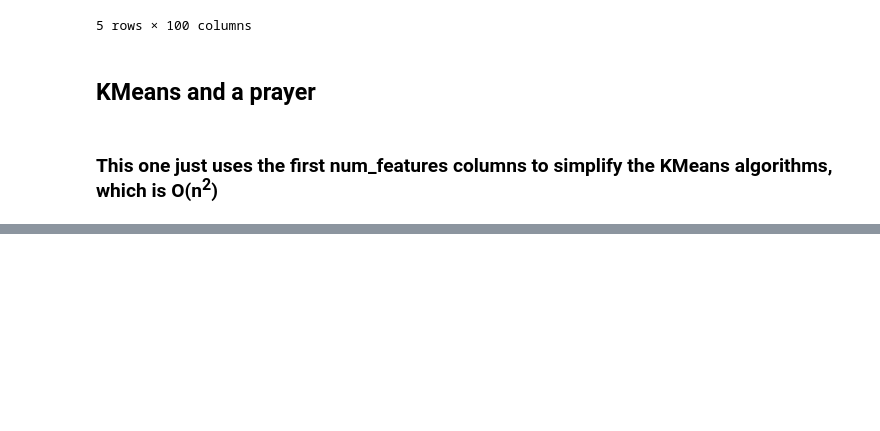
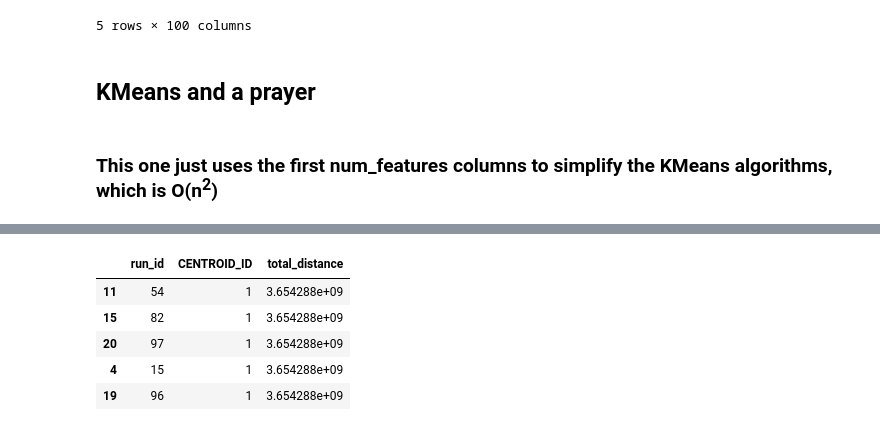
Before and after one commit to mattk7/epidemic-intelligence, a Jupyter notebook: handbook/content/cloud_based_curves.ipynb, the cells around one changed output, grey strips where cells are left out. Cells and saved outputs as stored; diff of their text form; code cells hidden in the pictures; blank space fills up the shorter version.

```diff
--- a/handbook/content/cloud_based_curves.ipynb
+++ b/handbook/content/cloud_based_curves.ipynb
@@ -415,0 +259,9 @@ fig.show()
+# %%
+total_distances[total_distances['CENTROID_ID'] == 1].sort_values('total_distance', ascending=False).head()
+# %% [output]
+|  | run_id | CENTROID_ID | total_distance |
+| 11 | 54 | 1 | 3.654288e+09 |
+| 15 | 82 | 1 | 3.654288e+09 |
+| 20 | 97 | 1 | 3.654288e+09 |
+| 4 | 15 | 1 | 3.654288e+09 |
+| 19 | 96 | 1 | 3.654288e+09 |
```
Also changed, not shown: parts of 16 cells of this notebook.
